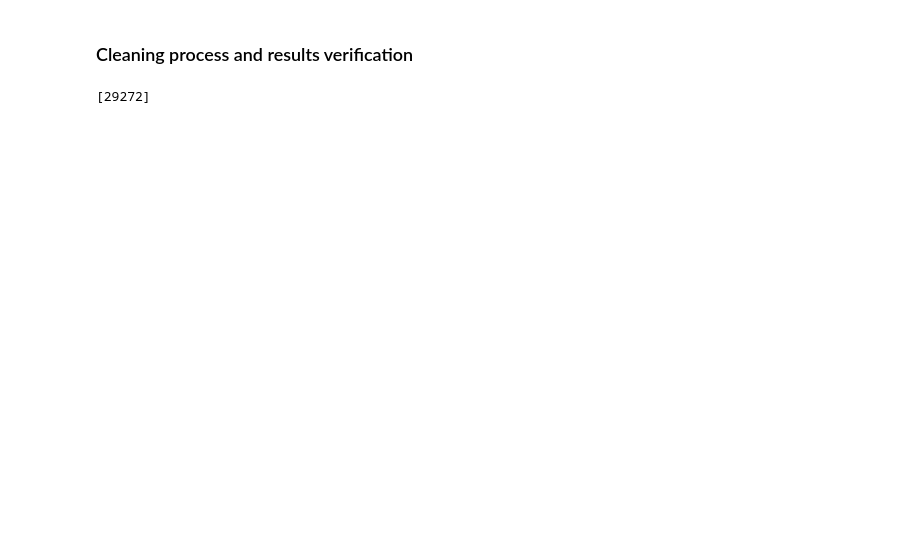
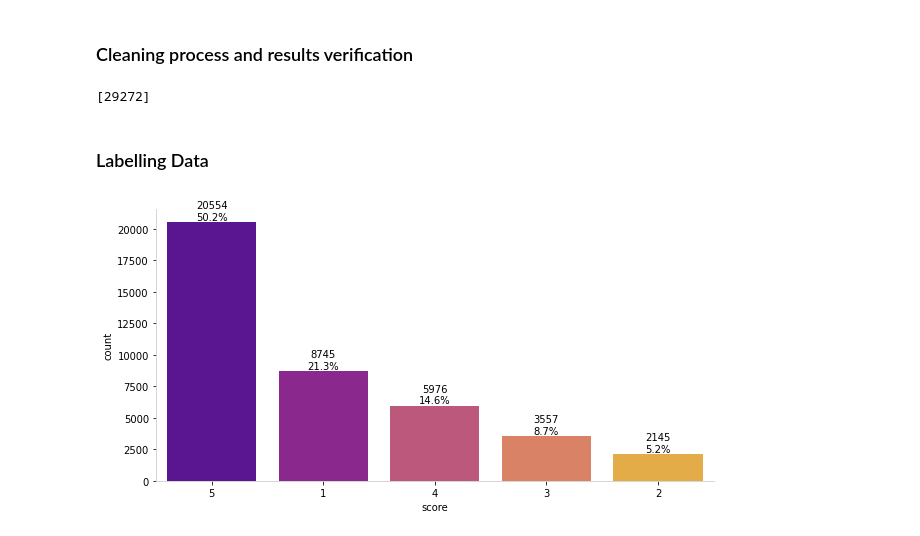
Before and after one commit to C10-Brazilian-e-commerce-modeling-team/brazilian-e-commerce, a Jupyter notebook: Data_analysis/ML_Models.ipynb, the cells around one changed output. Saved outputs shown, nothing was run; the diff lists cells and outputs as text; code cells hidden in the pictures; blank space fills up the shorter version.

```diff
--- a/Data_analysis/ML_Models.ipynb
+++ b/Data_analysis/ML_Models.ipynb
@@ -214,7 +207,7 @@ def re_dates(text_list):
 
     # Applying regex
     pattern = '([0-2][0-9]|(3)[0-1])(\/|\.)(((0)[0-9])|((1)[0-2]))(\/|\.)\d{2,4}'
-    return [re.sub(pattern, ' data ', r) for r in text_list]
+    return [re.sub(pattern, ' date ', r) for r in text_list]
 
 def re_money(text_list):
     """
@@ -270,7 +263,6 @@ def re_whitespaces(text_list):
     return white_spaces_end
 
 # Defining a function to remove the stopwords and to lower the comments
-pt_stopwords = stopwords.words('portuguese')
 def stopwords_removal(text, cached_stopwords=stopwords.words('portuguese')):
     """
     Args:
@@ -350,3 +632,10 @@ df_comments['stemming'] = reviews_stemmer
 [reviews_hiperlinks.index(s) for s in reviews_hiperlinks if " 😡 " in s]
 # %% [output]
 [29272]
+# %% [markdown]
+### Labelling Data
+# %%
+g, ax = plt.subplots(figsize=(10, 5))
+single_countplot(x='score', df=df_comments, ax=ax)
+# %% [output]
+[figure, added]
```
Also changed, not shown: parts of 34 cells of this notebook.
